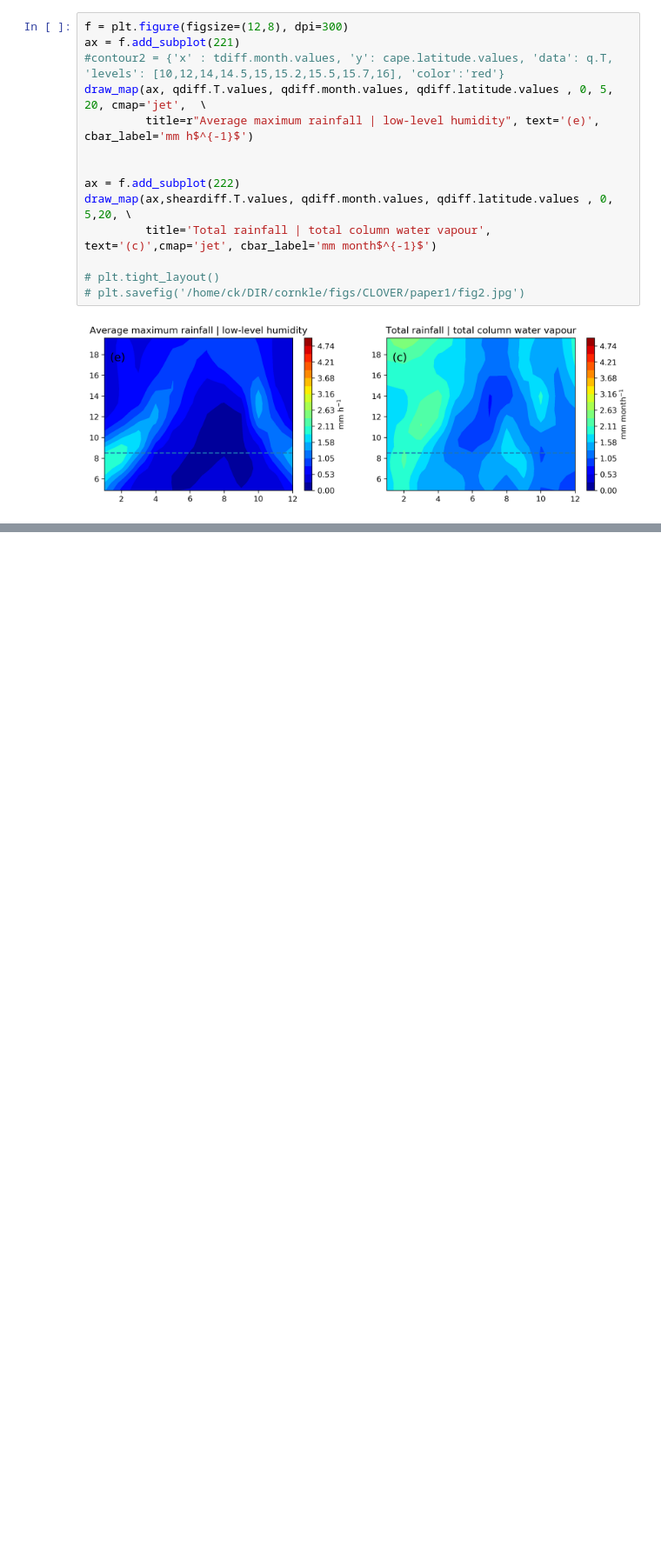
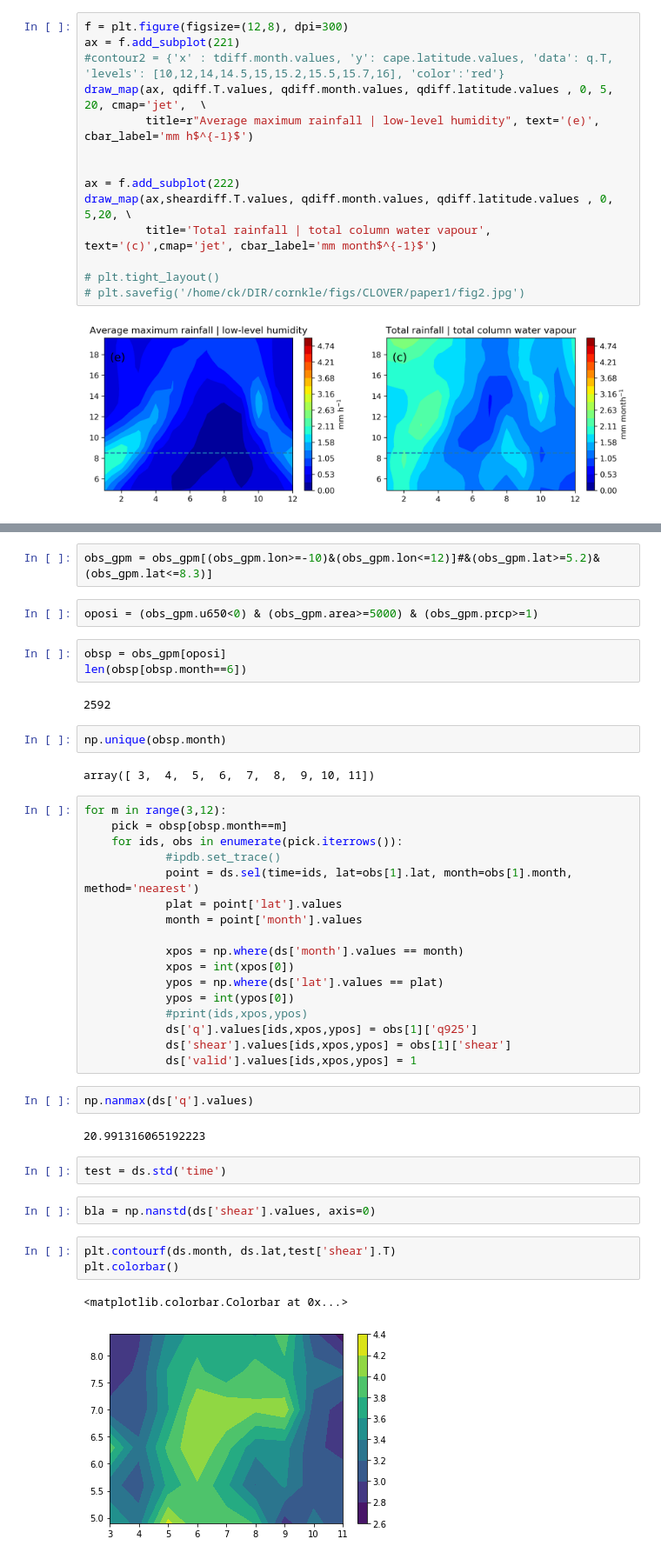
Before and after one commit to cornkle/proj_CEH, a Jupyter notebook: notebooks/CLOVER_slope_sensitivity.ipynb, the cells around one changed output, grey strips where cells are left out. Shown at 87% size. Drawn from its saved outputs; the diff is of its cells as text; blank space fills up the shorter version.

```diff
--- a/notebooks/CLOVER_slope_sensitivity.ipynb
+++ b/notebooks/CLOVER_slope_sensitivity.ipynb
@@ -207,0 +280,44 @@ draw_map(ax,sheardiff.T.values, qdiff.month.values, qdiff.latitude.values , 0, 5
+# %%
+obs_gpm = obs_gpm[(obs_gpm.lon>=-10)&(obs_gpm.lon<=12)]#&(obs_gpm.lat>=5.2)&(obs_gpm.lat<=8.3)]
+# %%
+oposi = (obs_gpm.u650<0) & (obs_gpm.area>=5000) & (obs_gpm.prcp>=1)
+# %%
+obsp = obs_gpm[oposi]
+len(obsp[obsp.month==6])
+# %% [output]
+2592
+# %%
+np.unique(obsp.month)
+# %% [output]
+array([ 3,  4,  5,  6,  7,  8,  9, 10, 11])
+# %%
+for m in range(3,12):
+    pick = obsp[obsp.month==m]
+    for ids, obs in enumerate(pick.iterrows()):
+            #ipdb.set_trace()
+            point = ds.sel(time=ids, lat=obs[1].lat, month=obs[1].month, method='nearest')
+            plat = point['lat'].values
+            month = point['month'].values
+
+            xpos = np.where(ds['month'].values == month)
+            xpos = int(xpos[0])
+            ypos = np.where(ds['lat'].values == plat)
+            ypos = int(ypos[0])
+            #print(ids,xpos,ypos)
+            ds['q'].values[ids,xpos,ypos] = obs[1]['q925']
+            ds['shear'].values[ids,xpos,ypos] = obs[1]['shear']
+            ds['valid'].values[ids,xpos,ypos] = 1
+# %%
+np.nanmax(ds['q'].values)
+# %% [output]
+20.991316065192223
+# %%
+test = ds.std('time')
+# %%
+bla = np.nanstd(ds['shear'].values, axis=0)
+# %%
+plt.contourf(ds.month, ds.lat,test['shear'].T)
+plt.colorbar()
+# %% [output]
+<matplotlib.colorbar.Colorbar at 0x...>
+[figure, added]
```
Also changed, not shown: parts of 21 cells of this notebook, 9 other files.
